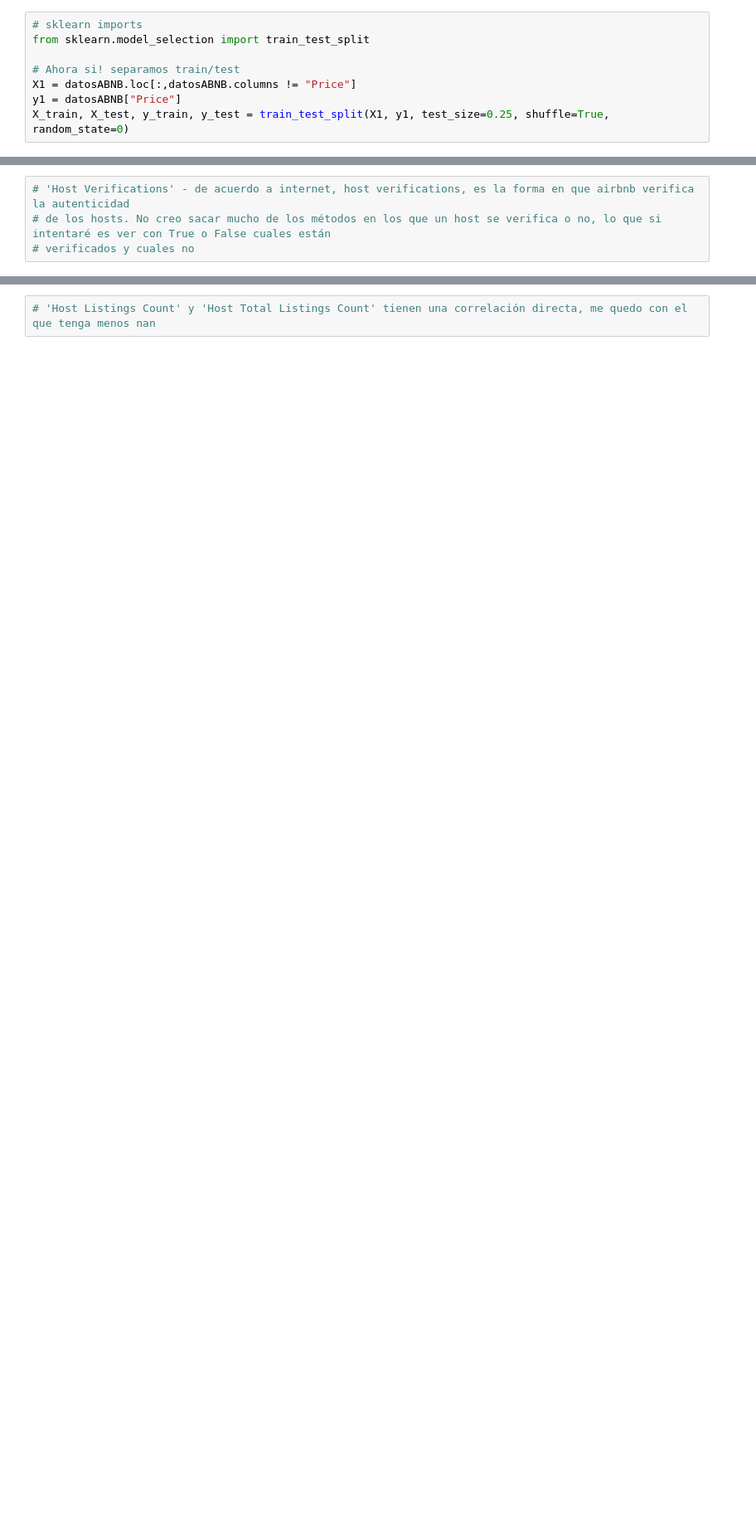
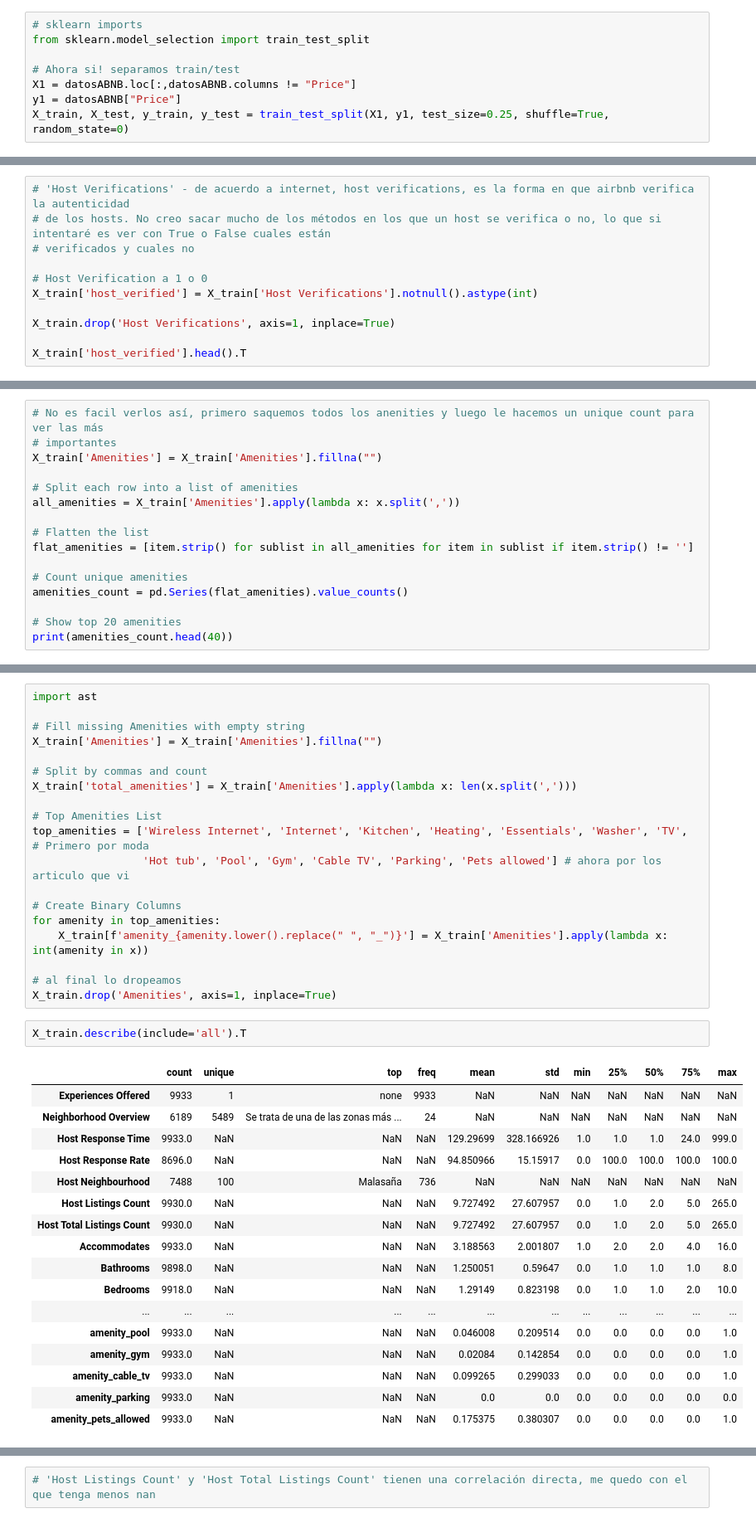
Before and after one commit to Pepe-Padilla/machine-learning-practica, a Jupyter notebook: practica.ipynb, the cells around one changed output, grey strips where cells are left out. Shown: that part at 83% size. Drawn from its saved outputs; the diff is of its cells as text; blank space fills up the shorter version.

```diff
--- a/practica.ipynb
+++ b/practica.ipynb
@@ -755,3 +798,10 @@ X_train.drop(date_cols, axis=1, inplace=True)
 # 'Host Verifications' - de acuerdo a internet, host verifications, es la forma en que airbnb verifica la autenticidad
 # de los hosts. No creo sacar mucho de los métodos en los que un host se verifica o no, lo que si intentaré es ver con True o False cuales están
 # verificados y cuales no
+
+# Host Verification a 1 o 0
+X_train['host_verified'] = X_train['Host Verifications'].notnull().astype(int)
+
+X_train.drop('Host Verifications', axis=1, inplace=True)
+
+X_train['host_verified'].head().T
@@ -789,0 +1039,16 @@ NameError: name 'df_madrid' is not defined
+# %%
+# No es facil verlos así, primero saquemos todos los anenities y luego le hacemos un unique count para ver las más
+# importantes
+X_train['Amenities'] = X_train['Amenities'].fillna("")
+
+# Split each row into a list of amenities
+all_amenities = X_train['Amenities'].apply(lambda x: x.split(','))
+
+# Flatten the list
+flat_amenities = [item.strip() for sublist in all_amenities for item in sublist if item.strip() != '']
+
+# Count unique amenities
+amenities_count = pd.Series(flat_amenities).value_counts()
+
+# Show top 20 amenities
+print(amenities_count.head(40))
@@ -789,0 +1078,39 @@ NameError: name 'df_madrid' is not defined
+# %%
+import ast
+
+# Fill missing Amenities with empty string
+X_train['Amenities'] = X_train['Amenities'].fillna("")
+
+# Split by commas and count
+X_train['total_amenities'] = X_train['Amenities'].apply(lambda x: len(x.split(',')))
+
+# Top Amenities List
+top_amenities = ['Wireless Internet', 'Internet', 'Kitchen', 'Heating', 'Essentials', 'Washer', 'TV',  # Primero por moda
+                 'Hot tub', 'Pool', 'Gym', 'Cable TV', 'Parking', 'Pets allowed'] # ahora por los articulo que vi
+
+# Create Binary Columns
+for amenity in top_amenities:
+    X_train[f'amenity_{amenity.lower().replace(" ", "_")}'] = X_train['Amenities'].apply(lambda x: int(amenity in x))
+
+# al final lo dropeamos
+X_train.drop('Amenities', axis=1, inplace=True)
+# %%
+X_train.describe(include='all').T
+# %% [output]
+|  | count | unique | top | freq | mean | std | min | 25% | 50% | 75% | max |
+| Experiences Offered | 9933 | 1 | none | 9933 | NaN | NaN | NaN | NaN | NaN | NaN | NaN |
+| Neighborhood Overview | 6189 | 5489 | Se trata de una de las zonas más ... | 24 | NaN | NaN | NaN | NaN | NaN | NaN | NaN |
+| Host Response Time | 9933.0 | NaN | NaN | NaN | 129.29699 | 328.166926 | 1.0 | 1.0 | 1.0 | 24.0 | 999.0 |
+| Host Response Rate | 8696.0 | NaN | NaN | NaN | 94.850966 | 15.15917 | 0.0 | 100.0 | 100.0 | 100.0 | 100.0 |
+| Host Neighbourhood | 7488 | 100 | Malasaña | 736 | NaN | NaN | NaN | NaN | NaN | NaN | NaN |
+| Host Listings Count | 9930.0 | NaN | NaN | NaN | 9.727492 | 27.607957 | 0.0 | 1.0 | 2.0 | 5.0 | 265.0 |
+| Host Total Listings Count | 9930.0 | NaN | NaN | NaN | 9.727492 | 27.607957 | 0.0 | 1.0 | 2.0 | 5.0 | 265.0 |
+| Accommodates | 9933.0 | NaN | NaN | NaN | 3.188563 | 2.001807 | 1.0 | 2.0 | 2.0 | 4.0 | 16.0 |
+| Bathrooms | 9898.0 | NaN | NaN | NaN | 1.250051 | 0.59647 | 0.0 | 1.0 | 1.0 | 1.0 | 8.0 |
+| Bedrooms | 9918.0 | NaN | NaN | NaN | 1.29149 | 0.823198 | 0.0 | 1.0 | 1.0 | 2.0 | 10.0 |
+| ... | ... | ... | ... | ... | ... | ... | ... | ... | ... | ... | ... |
+| amenity_pool | 9933.0 | NaN | NaN | NaN | 0.046008 | 0.209514 | 0.0 | 0.0 | 0.0 | 0.0 | 1.0 |
+| amenity_gym | 9933.0 | NaN | NaN | NaN | 0.02084 | 0.142854 | 0.0 | 0.0 | 0.0 | 0.0 | 1.0 |
+| amenity_cable_tv | 9933.0 | NaN | NaN | NaN | 0.099265 | 0.299033 | 0.0 | 0.0 | 0.0 | 0.0 | 1.0 |
+| amenity_parking | 9933.0 | NaN | NaN | NaN | 0.0 | 0.0 | 0.0 | 0.0 | 0.0 | 0.0 | 0.0 |
+| amenity_pets_allowed | 9933.0 | NaN | NaN | NaN | 0.175375 | 0.380307 | 0.0 | 0.0 | 0.0 | 0.0 | 1.0 |
```
Also changed, not shown: parts of 21 cells of this notebook.
